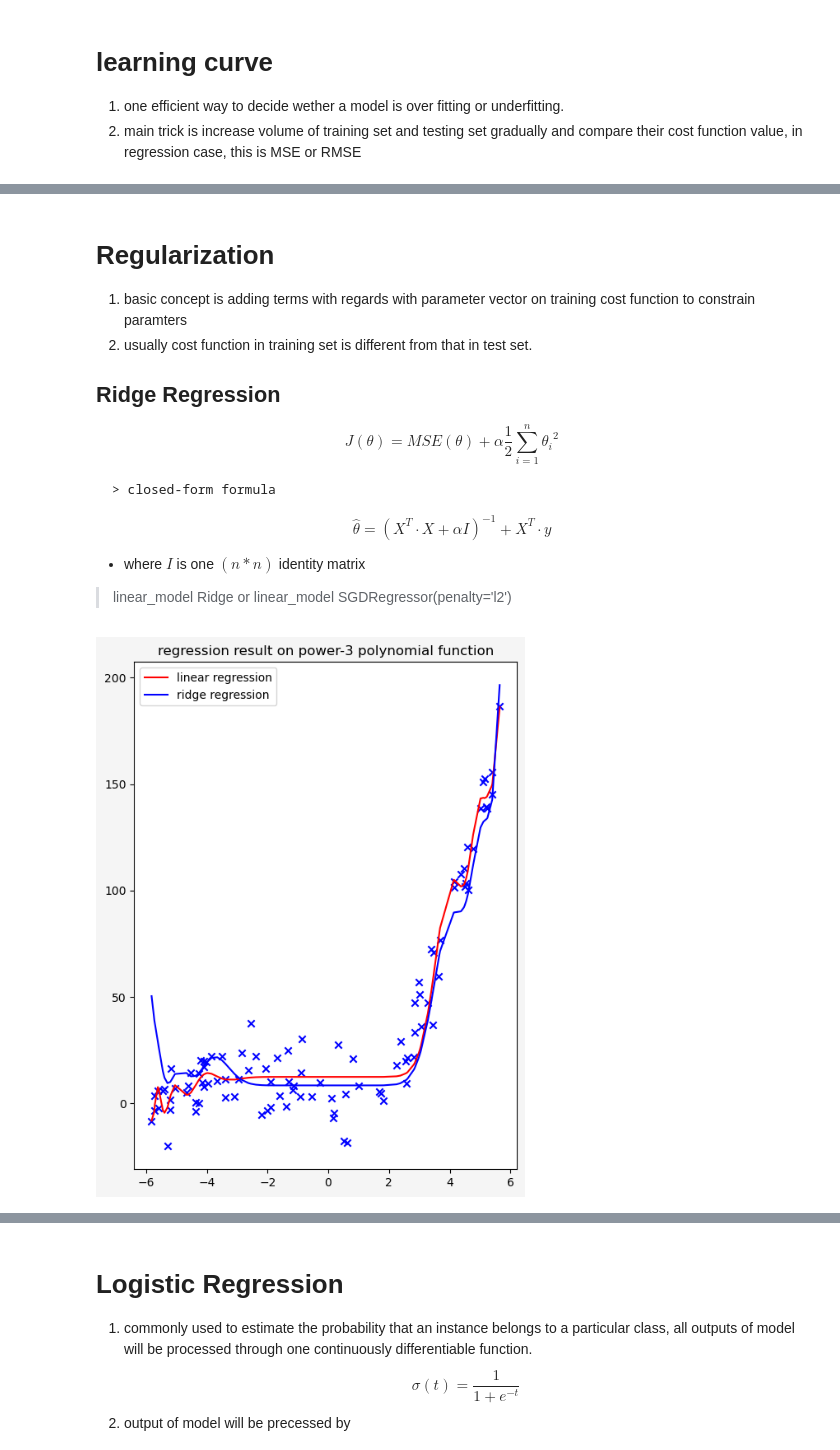
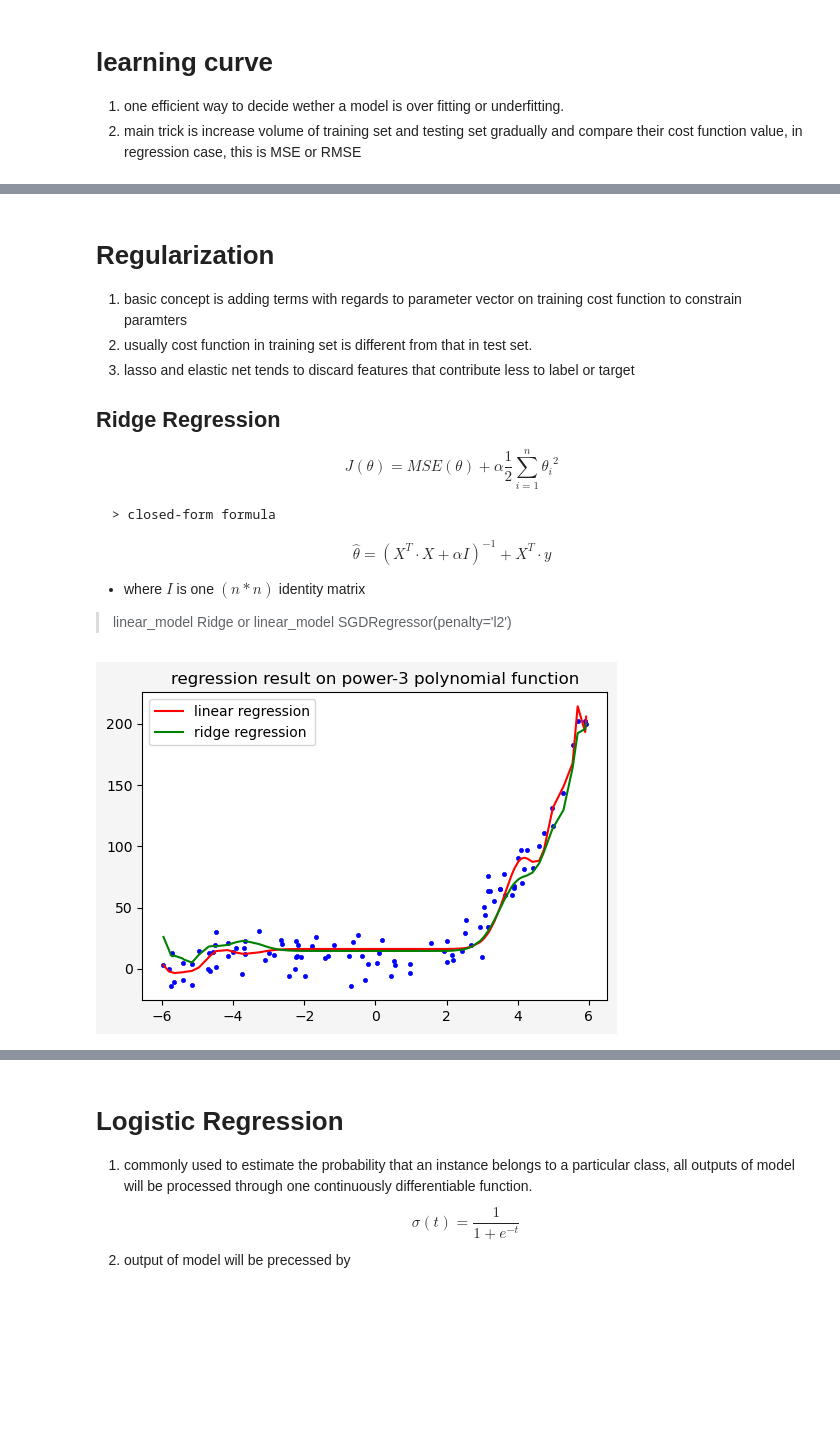
Before and after one commit to ChauserMondieu/machine_learning, a Jupyter notebook: chapters/training_model.ipynb, the cells around one changed output, grey strips where cells are left out. Saved outputs shown, nothing was run; the diff lists cells and outputs as text; code cells hidden in the pictures; blank space fills up the shorter version.

Commit message:
1115 closure on model training

```diff
--- a/chapters/training_model.ipynb
+++ b/chapters/training_model.ipynb
@@ -272,7 +272,8 @@ plot_learning_curves(polynomial_regression, X, y)
 # %% [markdown]
 # Regularization
-1. basic concept is adding terms with regards with parameter vector on training cost function to constrain paramters
+1. basic concept is adding terms with regards to parameter vector on training cost function to constrain paramters
 2. usually cost function in training set is different from that in test set.
+3. lasso and elastic net tends to discard features that contribute less to label or target
 ## Ridge Regression
 $$
     J(\theta) = MSE(\theta) + \alpha \frac{1}{2}\sum_{i=1}^{n}{{\theta_{i}}^2}
@@ -289,21 +290,21 @@ $$
 # %%
 from sklearn.linear_model import Ridge
 from sklearn.preprocessing import PolynomialFeatures
 
 ridge_reg = Ridge(alpha=1, solver="cholesky")
 ridge_reg.fit(X_poly_30, y)
 y_pred_ridge = ridge_reg.predict(X_poly_30)
 
-fig, ax = plt.subplots(1,1, figsize=(6,8),
+fig, ax = plt.subplots(1,1, figsize=(6,4),
                       facecolor='whitesmoke',
                       edgecolor='gray')
-ax.scatter(X,y, marker='x', color='b')
+ax.scatter(X,y, marker='.', color='b',lw=0.5)
 ax.plot(X,y_30, '-r', label="linear regression")
-ax.plot(X,y_pred_ridge, '-b', label="ridge regression")
+ax.plot(X,y_pred_ridge, '-g', label="ridge regression")
 ax.legend(loc="upper left")
 ax.set_title("regression result on power-3 polynomial function")
 plt.show()
 # %% [output]
-[figure, old version]
+[figure, new version]
 # %% [markdown]
 ## Lasso
```
Also changed, not shown: parts of 18 cells of this notebook, 1 other file.
